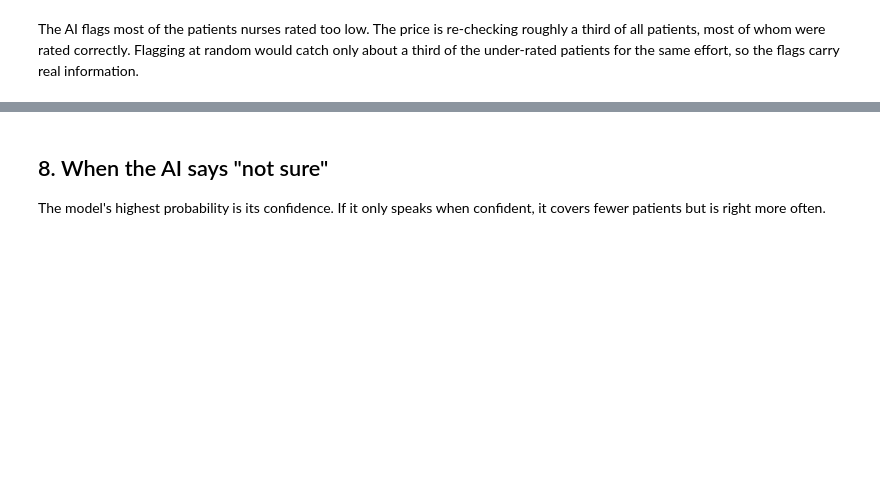
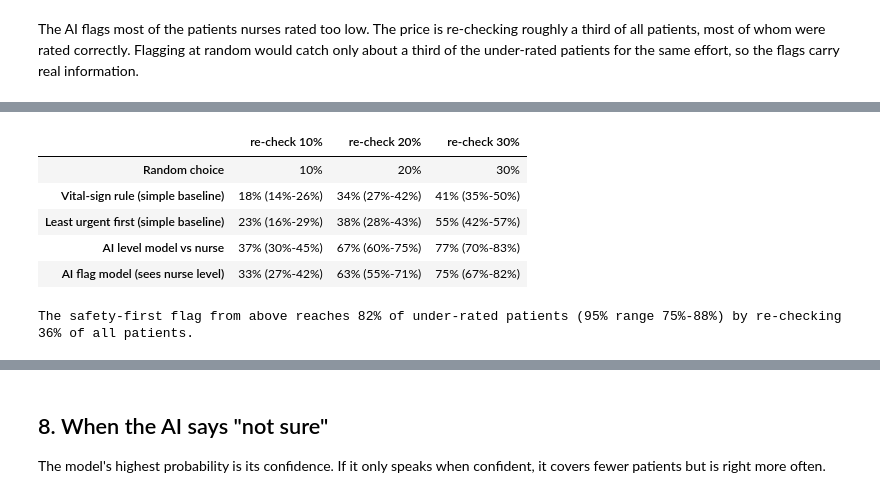
Before and after one commit to potlatiy/emergency-triage-ai, a Jupyter notebook: triage.ipynb, the cells around one changed output, grey strips where cells are left out. Drawn from its saved outputs; the diff is of its cells as text; code cells hidden in the pictures; blank space fills up the shorter version.

Commit message:
Test the second check against simple rules, add ranges and a dedicated flag model
Co-Authored-By: Claude Fable 5.2 <noreply@anthropic.com>

```diff
--- a/triage.ipynb
+++ b/triage.ipynb
@@ -268,0 +282,80 @@ under-rated patients for the same effort, so the flags carry real information.
+# %%
+def urgency_gap_score(probabilities, nurse):
+    """How strongly the level model disagrees with the nurse: the probability that the
+    correct level is MORE urgent than the one the nurse gave."""
+    levels = np.array(LEVELS)
+    return (probabilities * (levels[None, :] < np.asarray(nurse)[:, None])).sum(axis=1)
+
+def vital_sign_rule(df):
+    """The simple rule to beat: count the warning signs any nurse would recognise."""
+    signs = pd.DataFrame({
+        "fast or slow pulse": (df["HR"] > 110) | (df["HR"] < 50),
+        "fast breathing": df["RR"] > 24,
+        "low blood pressure": df["SBP"] < 90,
+        "low oxygen": df["Saturation"] < 92,
+        "high fever": df["BT"] >= 38.5,
+        "not fully alert": df["Mental"] > 1,
+        "severe pain": df["NRS_pain"] >= 8,
+        "unmeasurable vital signs": df["unmeasurable"] == 1,
+    })
+    return signs.sum(axis=1).values
+
+def make_flag_model():
+    """A model built for the second check itself: it sees everything known at the door AND the
+    nurse's level, and learns to predict 'the nurse rated this patient too low'."""
+    prepare = ColumnTransformer([
+        ("numbers", Pipeline([("fill", SimpleImputer(strategy="median")), ("scale", StandardScaler())]), NUMBERS),
+        ("categories", OneHotEncoder(handle_unknown="ignore"), CATEGORIES + ["KTAS_RN"]),
+        ("complaint", TfidfVectorizer(analyzer="char_wb", ngram_range=(2, 4), min_df=2, sublinear_tf=True), TEXT),
+    ])
+    return Pipeline([("prepare", prepare),
+                     ("model", LogisticRegression(max_iter=3000, C=1.0, class_weight="balanced"))])
+
+def flag_model_score(df):
+    """Each patient scored by a flag model that never saw them (5-fold cross-validation)."""
+    under = (df["KTAS_RN"] > df["KTAS_expert"]).astype(int)
+    folds = StratifiedKFold(5, shuffle=True, random_state=SEED)
+    return cross_val_predict(make_flag_model(), df, under, cv=folds, method="predict_proba")[:, 1]
+
+def caught_within_budget(score, under, budget, rng=None):
+    """If nurses can re-check only `budget` of all patients, taking the highest scores first,
+    what share of the under-rated patients do they reach? Ties are broken at random."""
+    rng = rng or np.random.default_rng(SEED)
+    order = np.lexsort((rng.random(len(score)), -np.asarray(score, dtype=float)))
+    chosen = order[: int(round(budget * len(score)))]
+    return under[chosen].sum() / under.sum()
+
+def plausible_range(statistic, n, rounds=1000):
+    """95% range from re-drawing the patients with replacement (bootstrap)."""
+    rng = np.random.default_rng(SEED)
+    values = [statistic(rng.integers(0, n, n)) for _ in range(rounds)]
+    return np.percentile(values, [2.5, 97.5])
+
+scores = {
+    "Vital-sign rule (simple baseline)": vital_sign_rule(df),
+    "Least urgent first (simple baseline)": nurse.astype(float),
+    "AI level model vs nurse": urgency_gap_score(probabilities, nurse),
+    "AI flag model (sees nurse level)": flag_model_score(df),
+}
+budgets = [0.10, 0.20, 0.30]
+table = {"Random choice": {f"re-check {b:.0%}": f"{b:.0%}" for b in budgets}}
+for name, score in scores.items():
+    table[name] = {}
+    for b in budgets:
+        value = caught_within_budget(score, under, b)
+        low, high = plausible_range(lambda pick: caught_within_budget(score[pick], under[pick], b), n)
+        table[name][f"re-check {b:.0%}"] = f"{value:.0%} ({low:.0%}-{high:.0%})"
+pd.DataFrame(table).T
+# %% [output]
+|  | re-check 10% | re-check 20% | re-check 30% |
+| Random choice | 10% | 20% | 30% |
+| Vital-sign rule (simple baseline) | 18% (14%-26%) | 34% (27%-42%) | 41% (35%-50%) |
+| Least urgent first (simple baseline) | 23% (16%-29%) | 38% (28%-43%) | 55% (42%-57%) |
+| AI level model vs nurse | 37% (30%-45%) | 67% (60%-75%) | 77% (70%-83%) |
+| AI flag model (sees nurse level) | 33% (27%-42%) | 63% (55%-71%) | 75% (67%-82%) |
+# %%
+low, high = plausible_range(lambda pick: (flag[pick] & under[pick]).sum() / under[pick].sum(), n)
+print(f"The safety-first flag from above reaches {caught / under.sum():.0%} of under-rated patients "
+      f"(95% range {low:.0%}-{high:.0%}) by re-checking {flag.mean():.0%} of all patients.")
+# %% [output]
+The safety-first flag from above reaches 82% of under-rated patients (95% range 75%-88%) by re-checking 36% of all patients.
```
Also changed, not shown: parts of 2 cells of this notebook, 3 other files.
